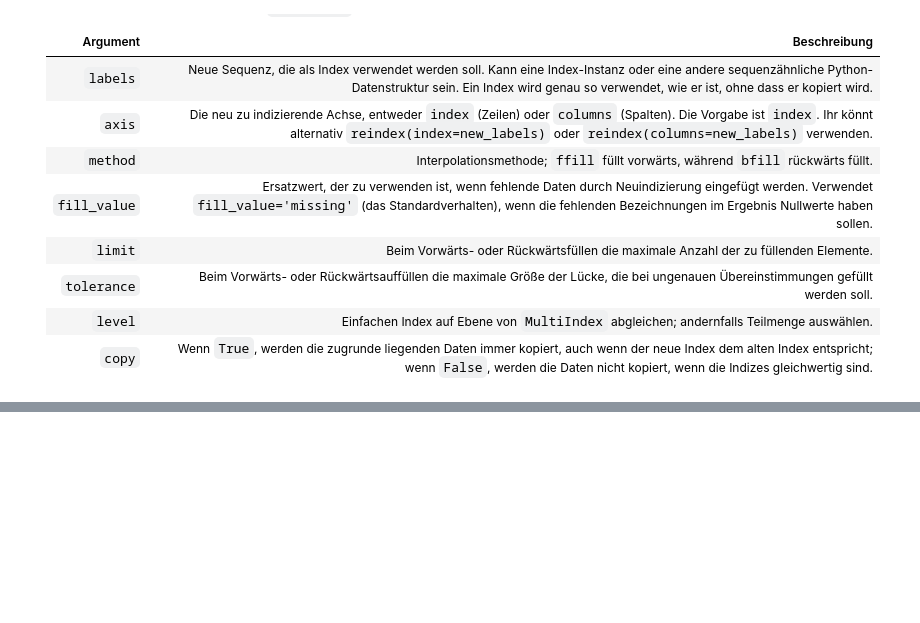
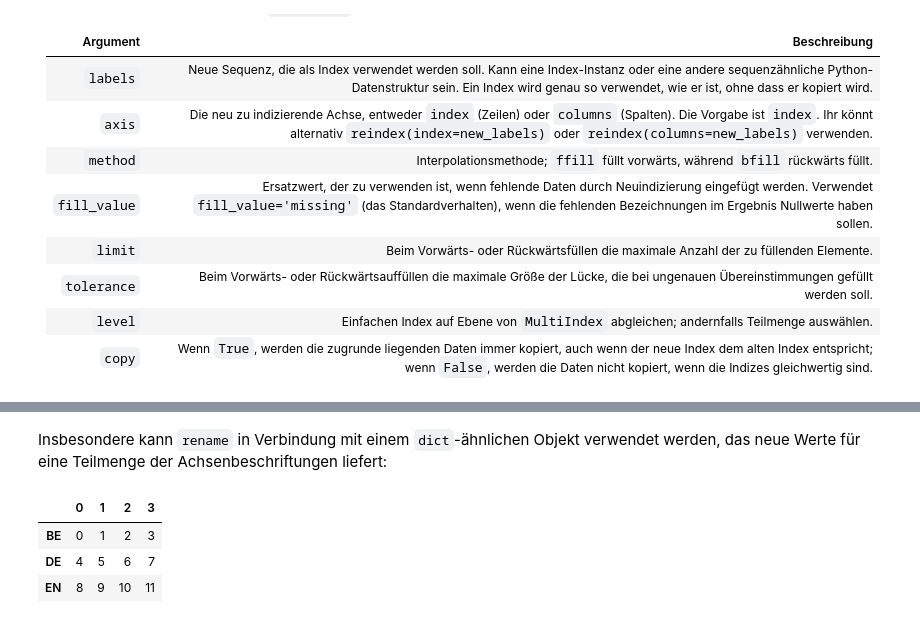
Before and after one commit to cusyio/Python4DataScience-de, a Jupyter notebook: docs/workspace/pandas/indexing.ipynb, the cells around one changed output, grey strips where cells are left out. Cells and saved outputs as stored; diff of their text form; code cells hidden in the pictures; blank space fills up the shorter version.

```diff
--- a/docs/workspace/pandas/indexing.ipynb
+++ b/docs/workspace/pandas/indexing.ipynb
@@ -238,0 +282,10 @@ Argument | Beschreibung
+# %% [markdown]
+Insbesondere kann `rename` in Verbindung mit einem `dict`-ähnlichen Objekt verwendet werden, das neue Werte für eine Teilmenge der Achsenbeschriftungen liefert:
+# %%
+data.rename(index={'DE': 'BE', 'EN': 'DE', 'FR': 'EN'},
+            columns={1: 0, 2: 1, 3: 2,  4: 3})
+# %% [output]
+|  | 0 | 1 | 2 | 3 |
+| BE | 0 | 1 | 2 | 3 |
+| DE | 4 | 5 | 6 | 7 |
+| EN | 8 | 9 | 10 | 11 |
```
Also changed, not shown: parts of 10 cells of this notebook.
